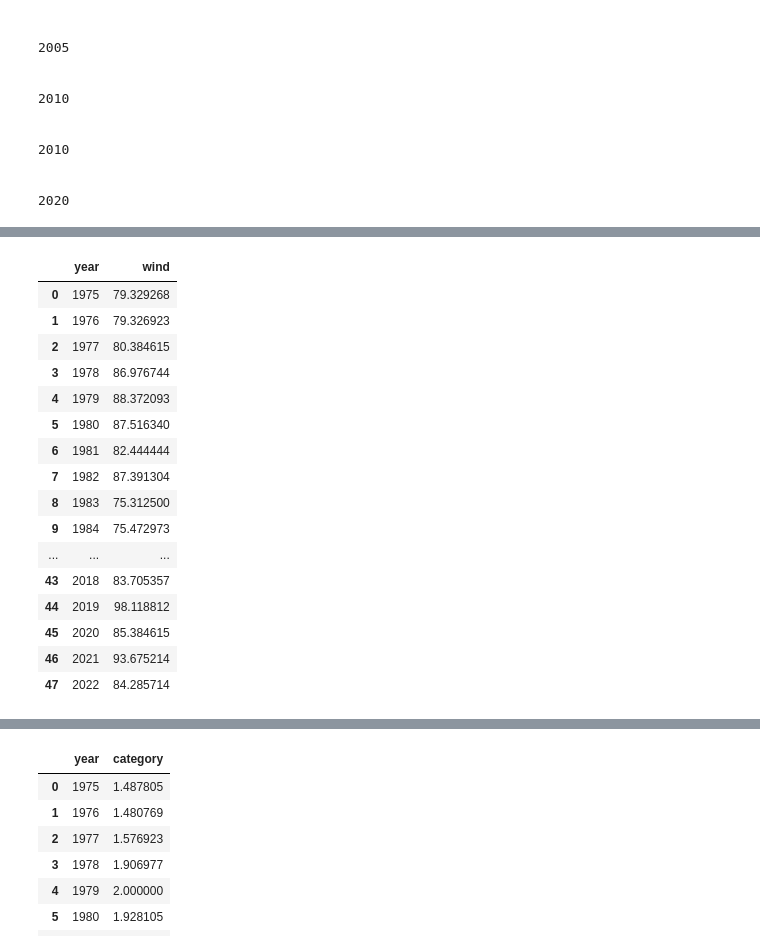
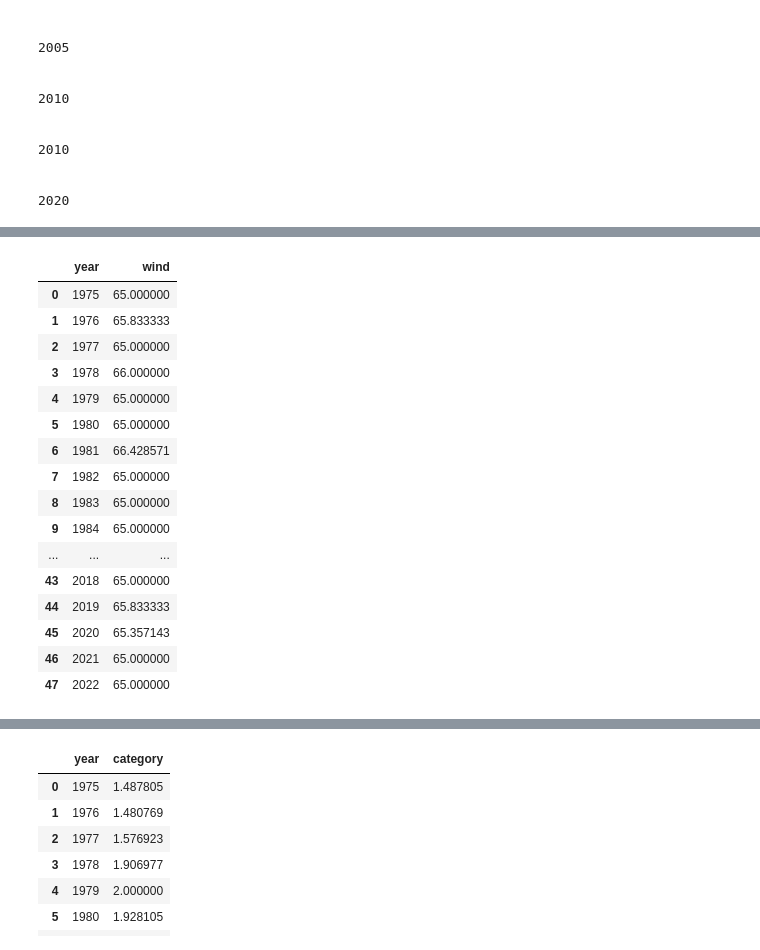
Before and after one commit to andersontess/Projet-Bio-Info, a Jupyter notebook: tess_mitopke_ruffine_kone_2.ipynb, the cells around one changed output, grey strips where cells are left out. Saved outputs shown, nothing was run; the diff lists cells and outputs as text; code cells hidden in the pictures.

```diff
--- a/tess_mitopke_ruffine_kone_2.ipynb
+++ b/tess_mitopke_ruffine_kone_2.ipynb
@@ -318,27 +261,31 @@ hurricane_map
 # %% [output]
 [interactive output not drawn]
 # %%
-#La fonction pour afficher l'évolution de la forces des vents
-##Pour chaque année, on calcule la moyenne de la force des vents
-mean_of_wind_per_year = df2.groupby('year')['wind'].mean().reset_index()
-mean_of_wind_per_year
+# La fonction pour afficher l'évolution de la forces des vents
+# Pour chaque année, on calcule la moyenne de la force des vents max
+mean_of_max_wind_per_year = df2_max.groupby('year')['wind'].mean().reset_index()
+mean_of_max_wind_per_year
+
+# Pour chaque année, on calcule la moyenne de la force des vents min
+mean_of_min_wind_per_year = df2_min.groupby('year')['wind'].mean().reset_index()
+mean_of_min_wind_per_year
 # %% [output]
 |  | year | wind |
-| 0 | 1975 | 79.329268 |
-| 1 | 1976 | 79.326923 |
-| 2 | 1977 | 80.384615 |
-| 3 | 1978 | 86.976744 |
-| 4 | 1979 | 88.372093 |
-| 5 | 1980 | 87.516340 |
-| 6 | 1981 | 82.444444 |
-| 7 | 1982 | 87.391304 |
-| 8 | 1983 | 75.312500 |
-| 9 | 1984 | 75.472973 |
+| 0 | 1975 | 65.000000 |
+| 1 | 1976 | 65.833333 |
+| 2 | 1977 | 65.000000 |
+| 3 | 1978 | 66.000000 |
+| 4 | 1979 | 65.000000 |
+| 5 | 1980 | 65.000000 |
+| 6 | 1981 | 66.428571 |
+| 7 | 1982 | 65.000000 |
+| 8 | 1983 | 65.000000 |
+| 9 | 1984 | 65.000000 |
 | ... | ... | ... |
-| 43 | 2018 | 83.705357 |
-| 44 | 2019 | 98.118812 |
-| 45 | 2020 | 85.384615 |
-| 46 | 2021 | 93.675214 |
-| 47 | 2022 | 84.285714 |
+| 43 | 2018 | 65.000000 |
+| 44 | 2019 | 65.833333 |
+| 45 | 2020 | 65.357143 |
+| 46 | 2021 | 65.000000 |
+| 47 | 2022 | 65.000000 |
 # %%
 
```
Also changed, not shown: parts of 27 cells of this notebook.
